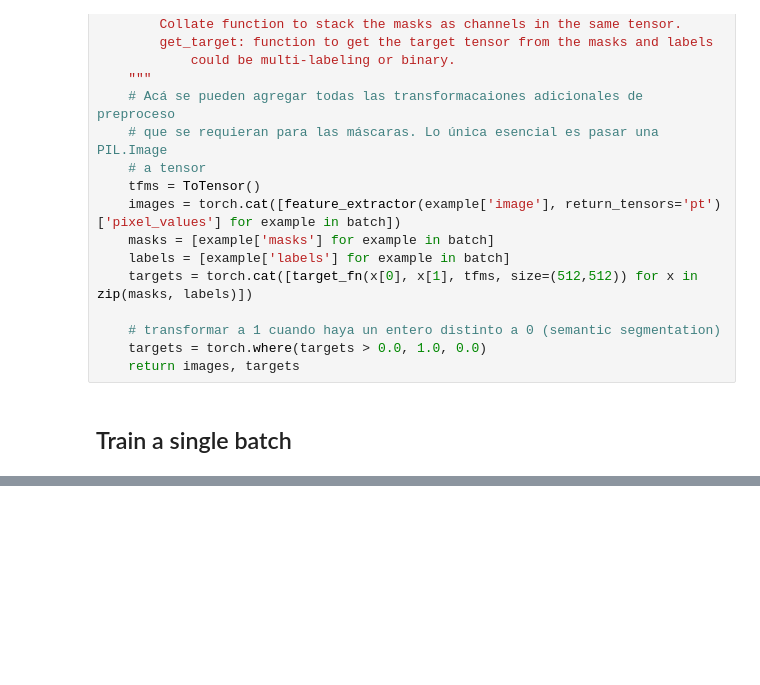
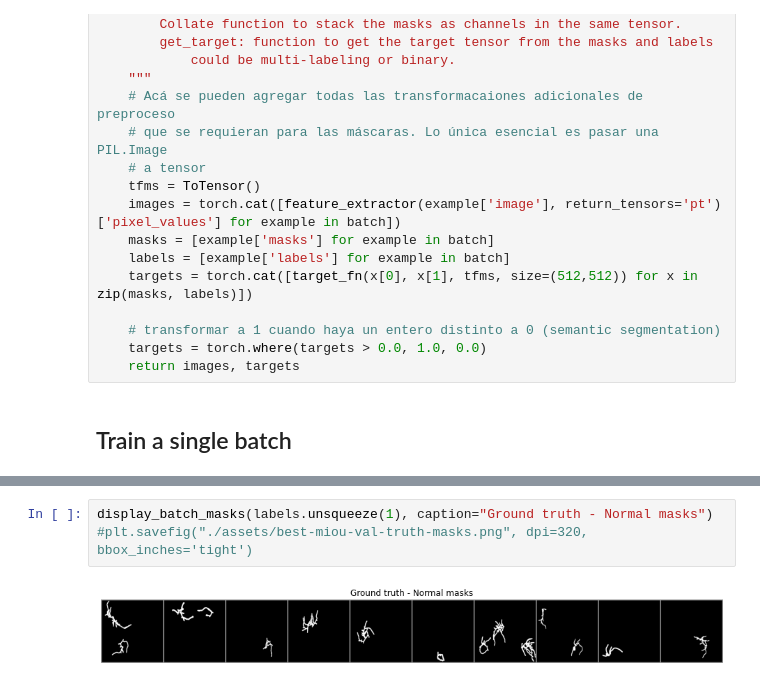
Before and after one commit to alcazar90/plant-segmentation, a Jupyter notebook: single-segmentation.ipynb, the cells around one changed output, grey strips where cells are left out. Cells and saved outputs as stored; diff of their text form; blank space fills up the shorter version.

```diff
--- a/single-segmentation.ipynb
+++ b/single-segmentation.ipynb
@@ -176,0 +408,5 @@ display_batch_masks(yb.max(dim=1)[0].unsqueeze(1).cpu(), caption='Ground truth')
+# %%
+display_batch_masks(labels.unsqueeze(1), caption="Ground truth - Normal masks")
+#plt.savefig("./assets/best-miou-val-truth-masks.png", dpi=320, bbox_inches='tight')
+# %% [output]
+[figure, added]
```
Also changed, not shown: parts of 30 cells of this notebook, 1 other file.
